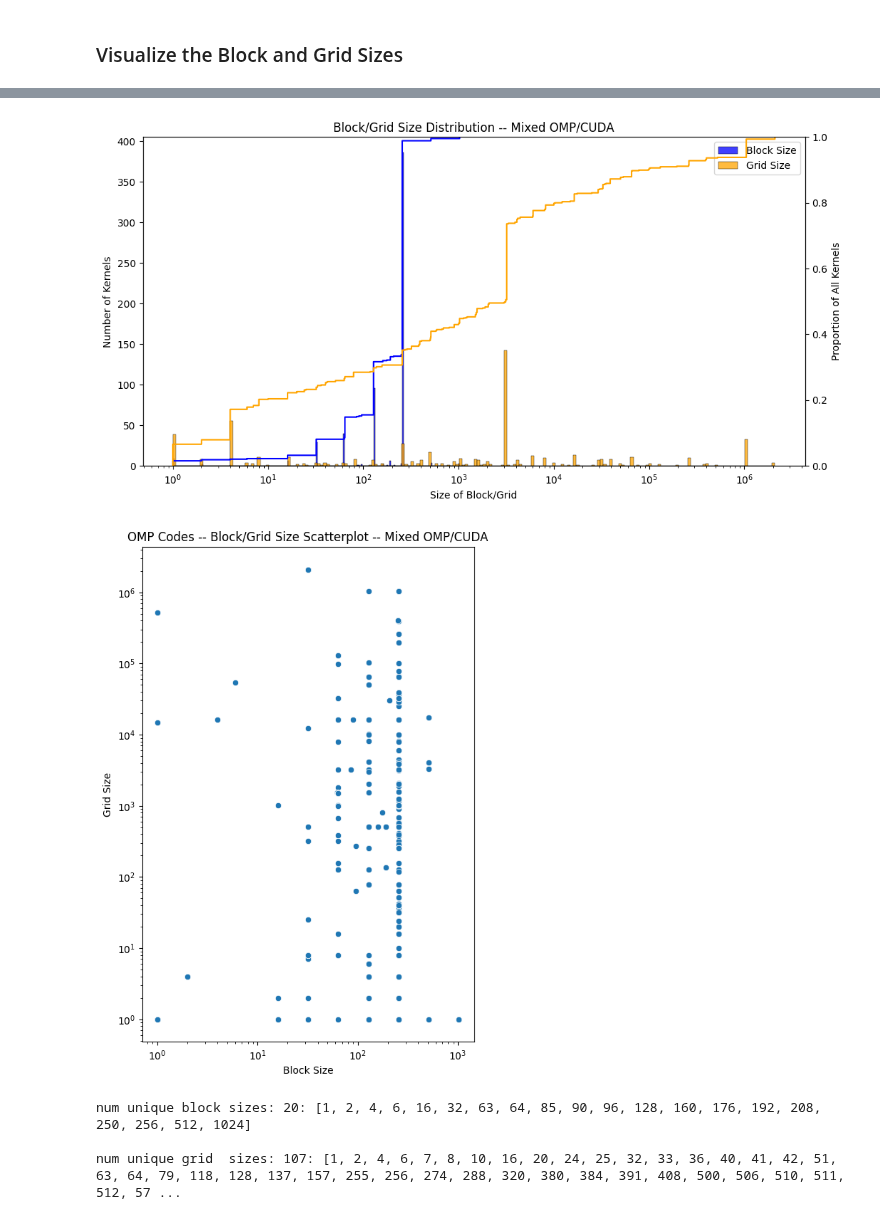
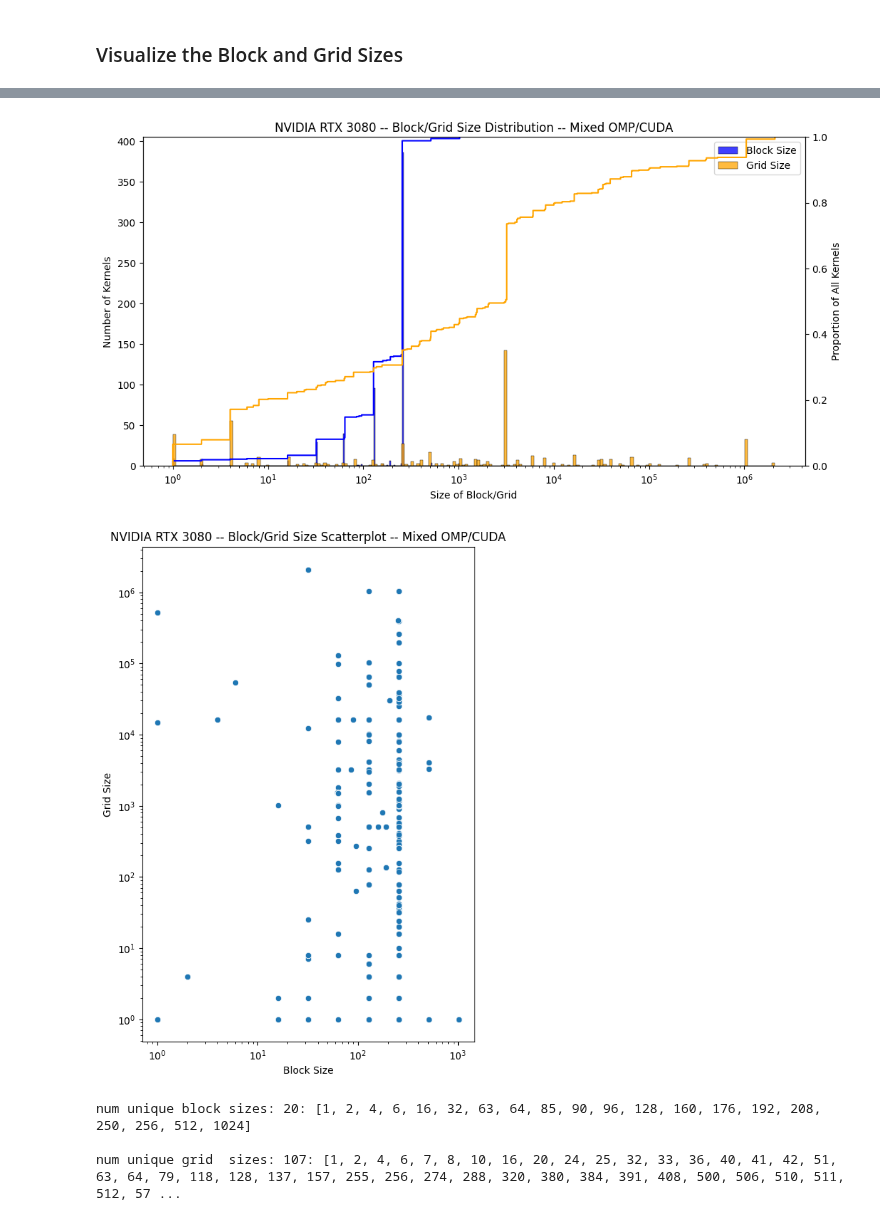
Before and after one commit to Scientific-Computing-Lab/ParallelCodeEstimation, a Jupyter notebook: analysis/visualizeGatheredData-withLaunchData.ipynb, the cells around one changed output, grey strips where cells are left out. Cells and saved outputs as stored; diff of their text form; code cells hidden in the pictures.

```diff
--- a/analysis/visualizeGatheredData-withLaunchData.ipynb
+++ b/analysis/visualizeGatheredData-withLaunchData.ipynb
@@ -132,9 +157,10 @@ Number of non-zero AI intop kernels recorded: 551 (99.82%)
 
 Here we scale down the `spPerf` and `dpPerf` columns to be on the scale of 1e11 (like how it's done in `ncu`).
 # %%
-df['dpPerf'] = df['dpPerf']*(1e-11)
-df['spPerf'] = df['spPerf']*(1e-11)
-df['intPerf'] = df['intPerf']*(1e-11)
+# scale everything to be in TFLOP/s
+df['dpPerf'] = df['dpPerf']*(1e-12)
+df['spPerf'] = df['spPerf']*(1e-12)
+df['intPerf'] = df['intPerf']*(1e-12)
 # %% [markdown]
 ### Let's plot what we have so far
 
@@ -440,30 +467,30 @@ ax.set_xlabel('Size of Block/Grid')
 ax.set_ylabel('Number of Kernels')
 ax2.set_ylabel('Proportion of All Kernels')
 
-ax.set_title('Block/Grid Size Distribution -- Mixed OMP/CUDA')
+ax.set_title(f'{gpuName} -- Block/Grid Size Distribution -- Mixed OMP/CUDA')
 
 ax.legend(['Block Size', 'Grid Size'])
 #ax2.legend()
 
 plt.show()
 # %% [output]
-[figure, old version]
+[figure, new version]
 # %%
 
 fig, ax = plt.subplots(1, figsize=(6,9))
 
 sns.scatterplot(df, x='blockSz', y='gridSz', ax=ax)
 
-ax.set_title('OMP Codes -- Block/Grid Size Scatterplot -- Mixed OMP/CUDA')
+ax.set_title(f'{gpuName} -- Block/Grid Size Scatterplot -- Mixed OMP/CUDA')
 ax.set_yscale('log')
 ax.set_xscale('log')
 
 ax.set_xlabel('Block Size')
 ax.set_ylabel('Grid Size')
 
 plt.show()
 # %% [output]
-[figure, old version]
+[figure, new version]
 # %%
 uniqBlockSzs = sorted(df['blockSz'].unique().tolist())
 print(f'num unique block sizes: {len(uniqBlockSzs)}: {uniqBlockSzs}')
```
Also changed, not shown: parts of 10 cells of this notebook.
